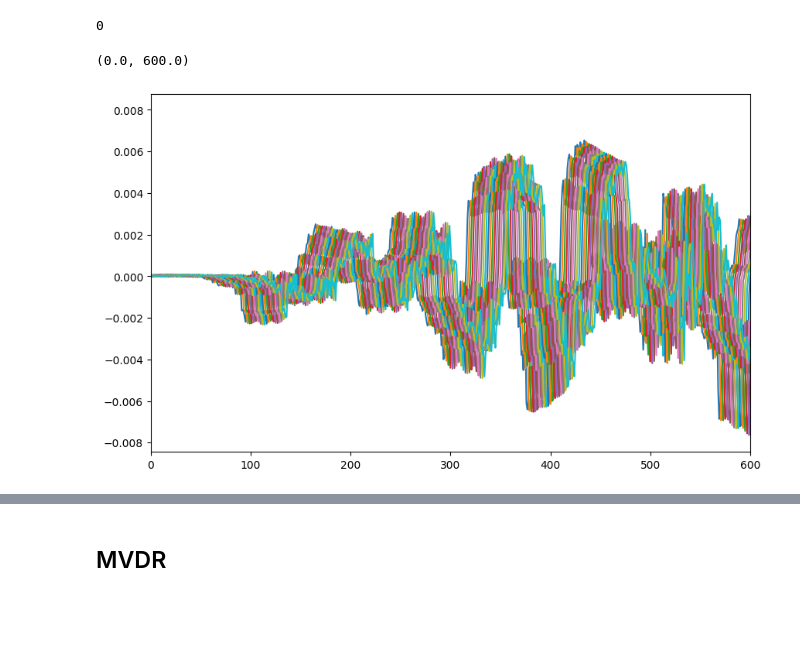
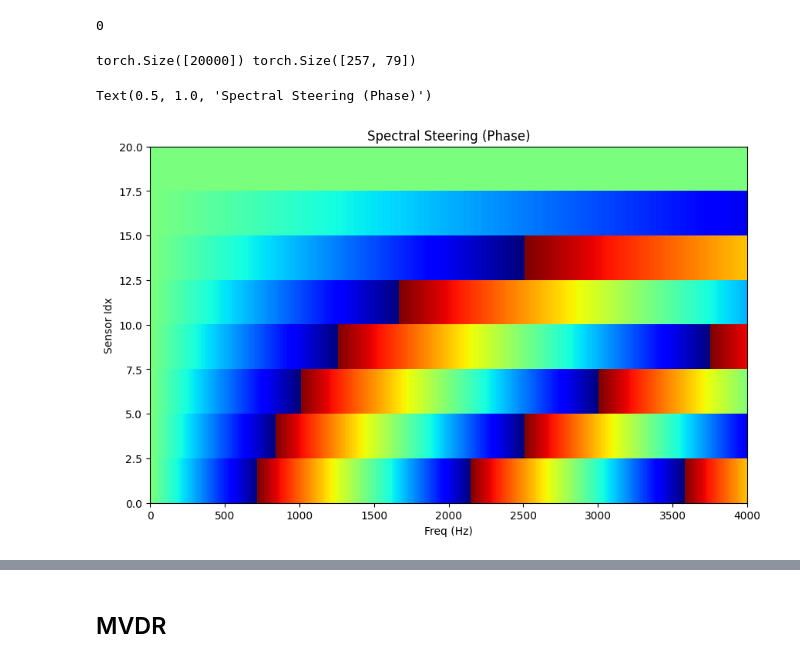
Before and after one commit to masa512/beamforming, a Jupyter notebook: 01_delayNsum.ipynb, the cells around one changed output, grey strips where cells are left out. Cells and saved outputs as stored; diff of their text form; code cells hidden in the pictures; blank space fills up the shorter version.

```diff
--- a/01_delayNsum.ipynb
+++ b/01_delayNsum.ipynb
@@ -122,8 +35,17 @@ print(lin_arr.__len__())
 0
 # %%
 # Load signal
-s1 = torch.tensor(dataset[6][0][:L])
-s2 = torch.tensor(dataset[35][0][:L])
 
-lin_arr.add_signal(s1.view(1,-1),theta=67)
-#lin_arr.add_signal(s2.view(1,-1),theta=90)
+s1 = 1*torch.sin(2*np.pi *90* 1/fs*torch.arange(0,L))
+s2 = 1*torch.sin(2*np.pi *70* 1/fs*torch.arange(0,L))
+s3 = 3*torch.sin(2*np.pi *200* 1/fs*torch.arange(0,L))
+
+sources = [s1]
+thetas = [20]
+
+for i in range(len(sources)):
+  lin_arr.add_signal(sources[i],theta=thetas[i])
+
+target_i = 0
+# %% [output]
+torch.Size([20000]) torch.Size([257, 79])
@@ -133,10 +52,13 @@ X = lin_arr.read_sensor()
-# %%
-f,ax = plt.subplots(figsize=(10,6))
-for i in range(M):
-    ax.plot(X[i,:])
-
-ax.set_xlim([0,600])
-#ax.set_title('Multi-sensor Output')
-# %% [output]
-(0.0, 600.0)
-[figure, removed]
+# %%
+# Test S_Vec
+s_vec = lin_arr.eval_svec(thetas[0])
+
+f,ax = plt.subplots(figsize=(10,6))
+
+ax.imshow(torch.angle(s_vec),aspect='auto',extent=(0,4000,0,20),cmap='jet')
+ax.set_xlabel('Freq (Hz)')
+ax.set_ylabel('Sensor Idx')
+ax.set_title('Spectral Steering (Phase)')
+# %% [output]
+Text(0.5, 1.0, 'Spectral Steering (Phase)')
+[figure, added]
```
Also changed, not shown: parts of 19 cells of this notebook, 3 other files.
